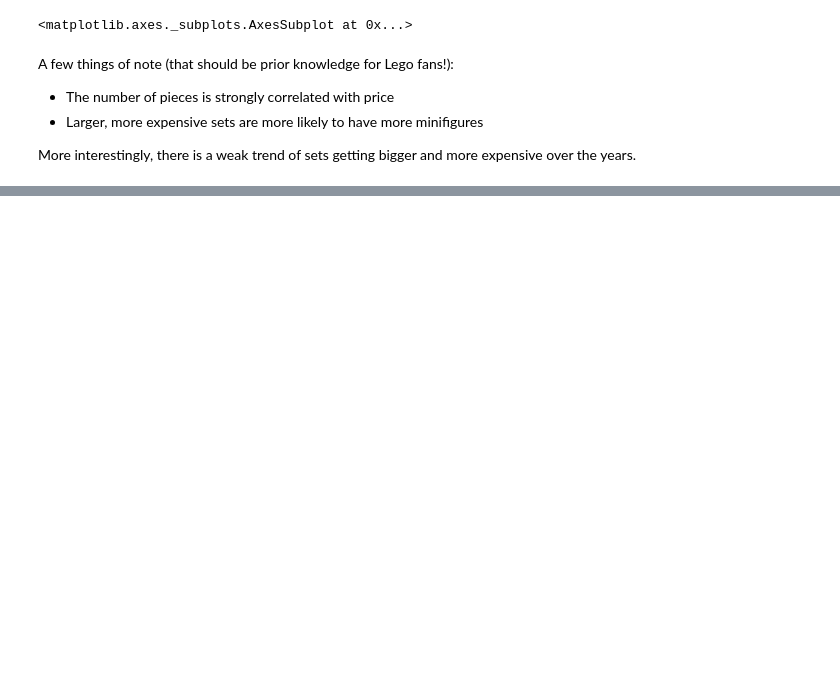
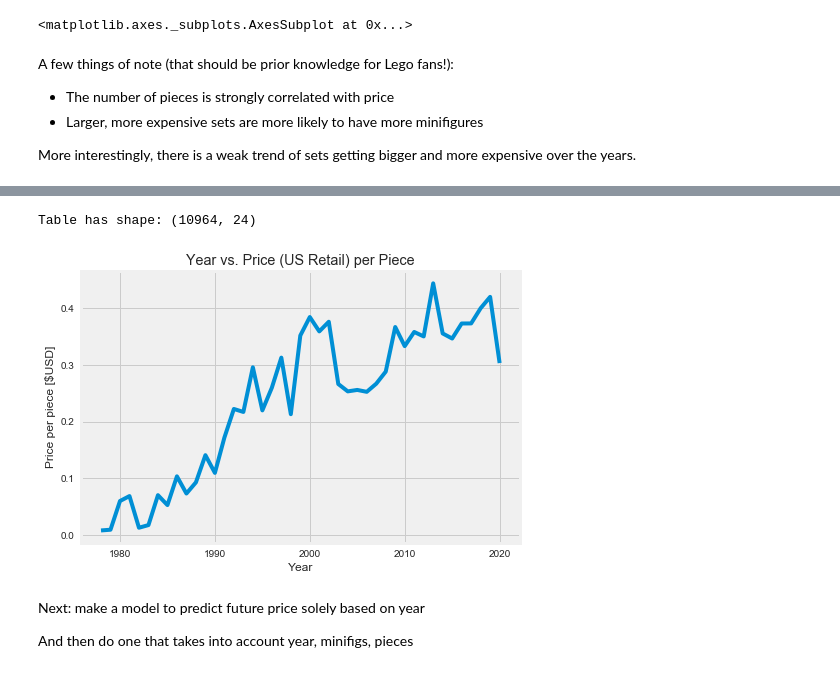
Before and after one commit to musicbyjing/lego_data_exploration, a Jupyter notebook: Lego_data.ipynb, the cells around one changed output, grey strips where cells are left out. Saved outputs shown, nothing was run; the diff lists cells and outputs as text; code cells hidden in the pictures; blank space fills up the shorter version.

```diff
--- a/Lego_data.ipynb
+++ b/Lego_data.ipynb
@@ -94,0 +160,16 @@ More interestingly, there is a weak trend of sets getting bigger and more expens
+# %%
+data = data[~(data['ThemeGroup'] == 'Miscellaneous')]
+print('Table has shape:', data.shape)
+
+plt.rcParams['figure.figsize'] = (7, 5)
+plt.xlabel('Year')
+plt.ylabel('Price per piece [$USD]')
+plt.title('Year vs. Price (US Retail) per Piece')
+plot_ppp_list_all()
+# %% [output]
+Table has shape: (10964, 24)
+[figure, added]
+# %% [markdown]
+Next: make a model to predict future price solely based on year
+
+And then do one that takes into account year, minifigs, pieces
```
Also changed, not shown: parts of 13 cells of this notebook, 4 other files.
